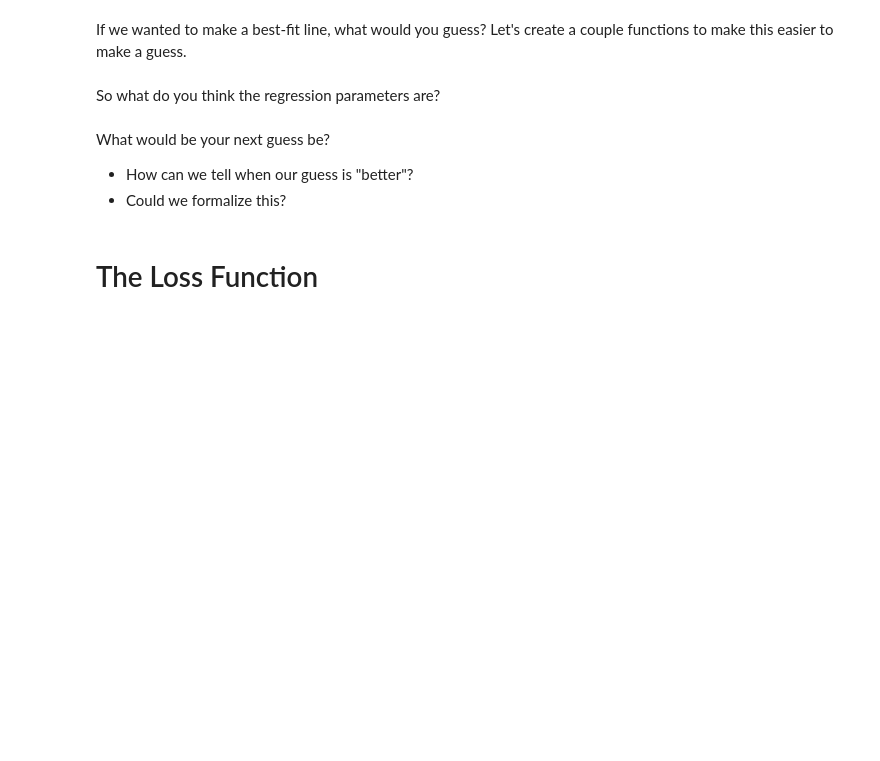
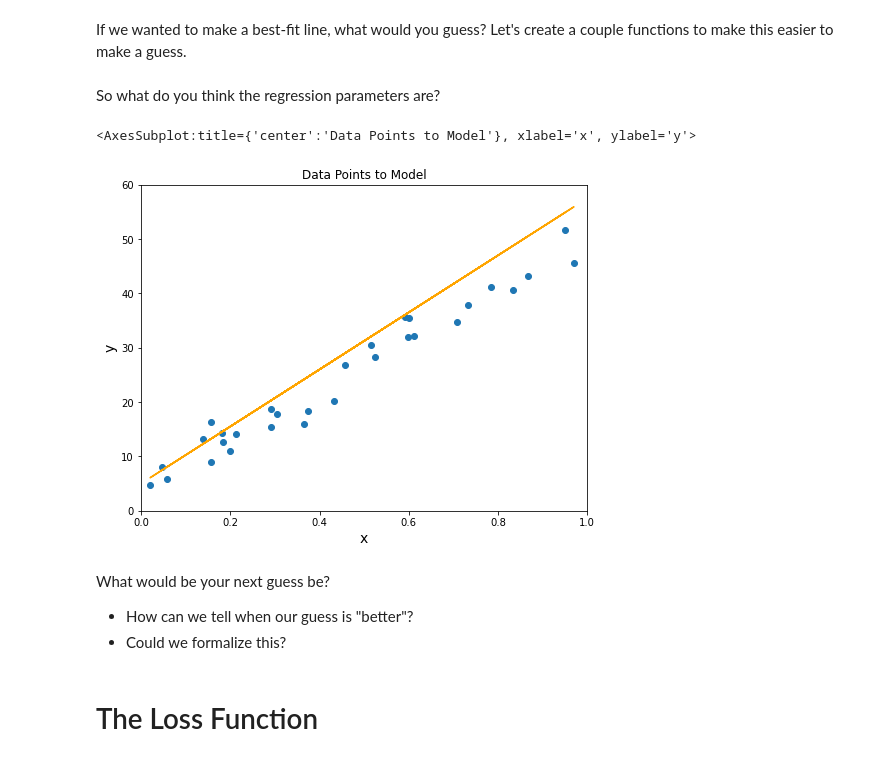
Before and after one commit to flatiron-school/ntl01-dtsc-live-103122, a Jupyter notebook: 3Phase/37-gradient_descent.ipynb, the cells around one changed output. Drawn from its saved outputs; the diff is of its cells as text; code cells hidden in the pictures; blank space fills up the shorter version.

```diff
--- a/3Phase/37-gradient_descent.ipynb
+++ b/3Phase/37-gradient_descent.ipynb
@@ -84,13 +86,16 @@ So what do you think the regression parameters are?
 # %%
 # Our guess
 guess = {
-    'slope': 10,
-    'intercept': 0,
+    'slope': 52.5,
+    'intercept': 5,
     'color':'orange'
 }
 
 f, ax = plt.subplots(figsize=(8, 6))
 plot_data_and_guess(**guess, ax=ax)
+# %% [output]
+<AxesSubplot:title={'center':'Data Points to Model'}, xlabel='x', ylabel='y'>
+[figure, added]
 # %% [markdown]
 What would be your next guess be?
 
```
Also changed, not shown: parts of 11 cells of this notebook.
